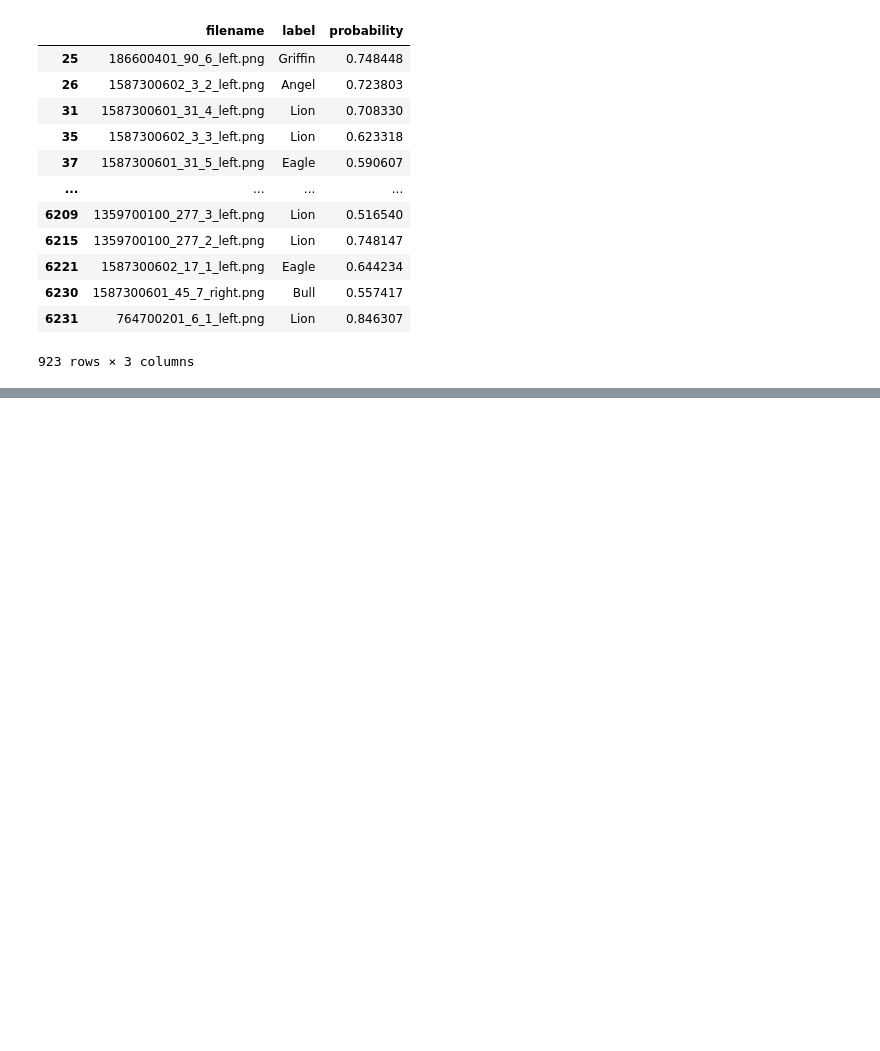
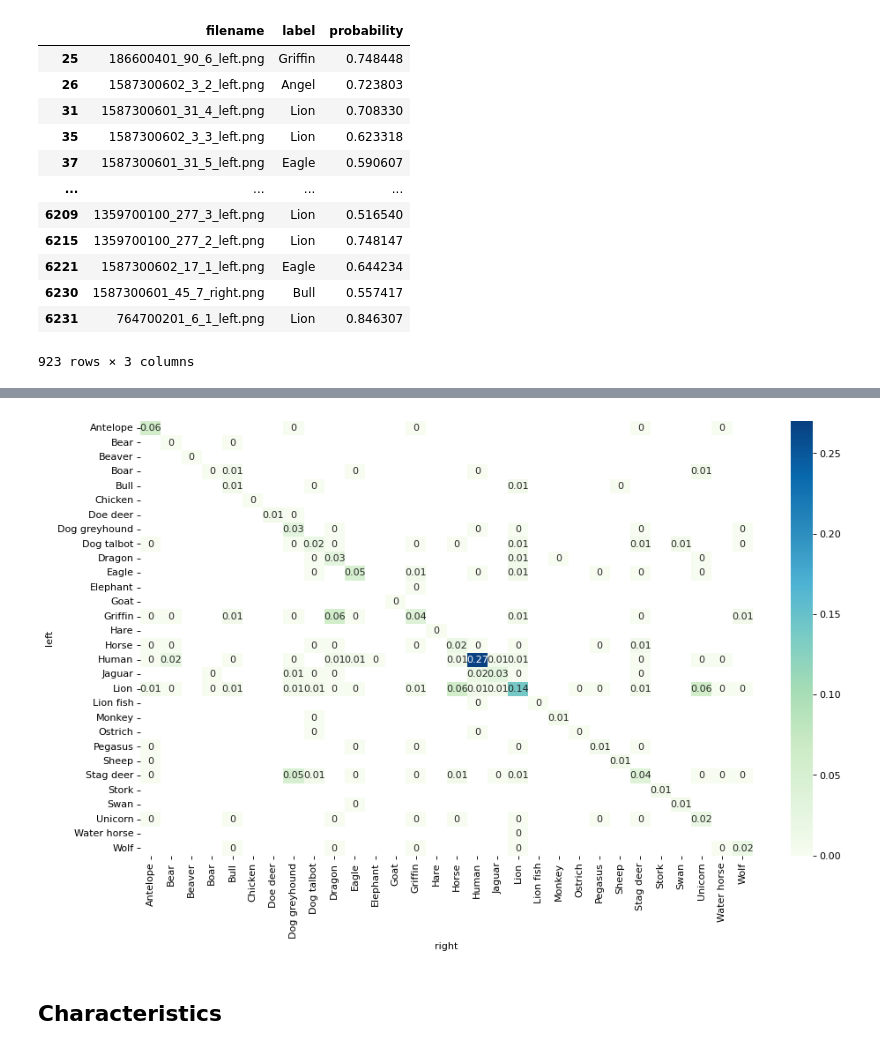
Before and after one commit to nesterenkojul/ecco-heraldry-animals, a Jupyter notebook: dh_data_explore.ipynb, the cells around one changed output, grey strips where cells are left out. Cells and saved outputs as stored; diff of their text form; code cells hidden in the pictures; blank space fills up the shorter version.

```diff
--- a/dh_data_explore.ipynb
+++ b/dh_data_explore.ipynb
@@ -553,0 +747,3 @@ detected_animals[detected_animals.probability > 0.5] #.label.value_counts()
+# %%
+animal_pairs_title_avg = animal_pairs.groupby('work_id')[['left', 'right']].value_counts(normalize=True, ascending=True).reset_index()
+animal_pairs_title_avg
@@ -553,0 +764,10 @@ detected_animals[detected_animals.probability > 0.5] #.label.value_counts()
+# %%
+pair_matrix = animal_pairs_title_avg.groupby(['left', 'right']).mean('proportion').apply(lambda x: round(x, 2)).unstack(fill_value=None).proportion
+
+plt.figure(figsize=(14, 8), dpi=80)
+sns.heatmap(pair_matrix, annot=True, cmap="GnBu", fmt="g")
+plt.show()
+# %% [output]
+[figure, added]
+# %% [markdown]
+## Characteristics
```
Also changed, not shown: parts of 35 cells of this notebook, 15 other files.
